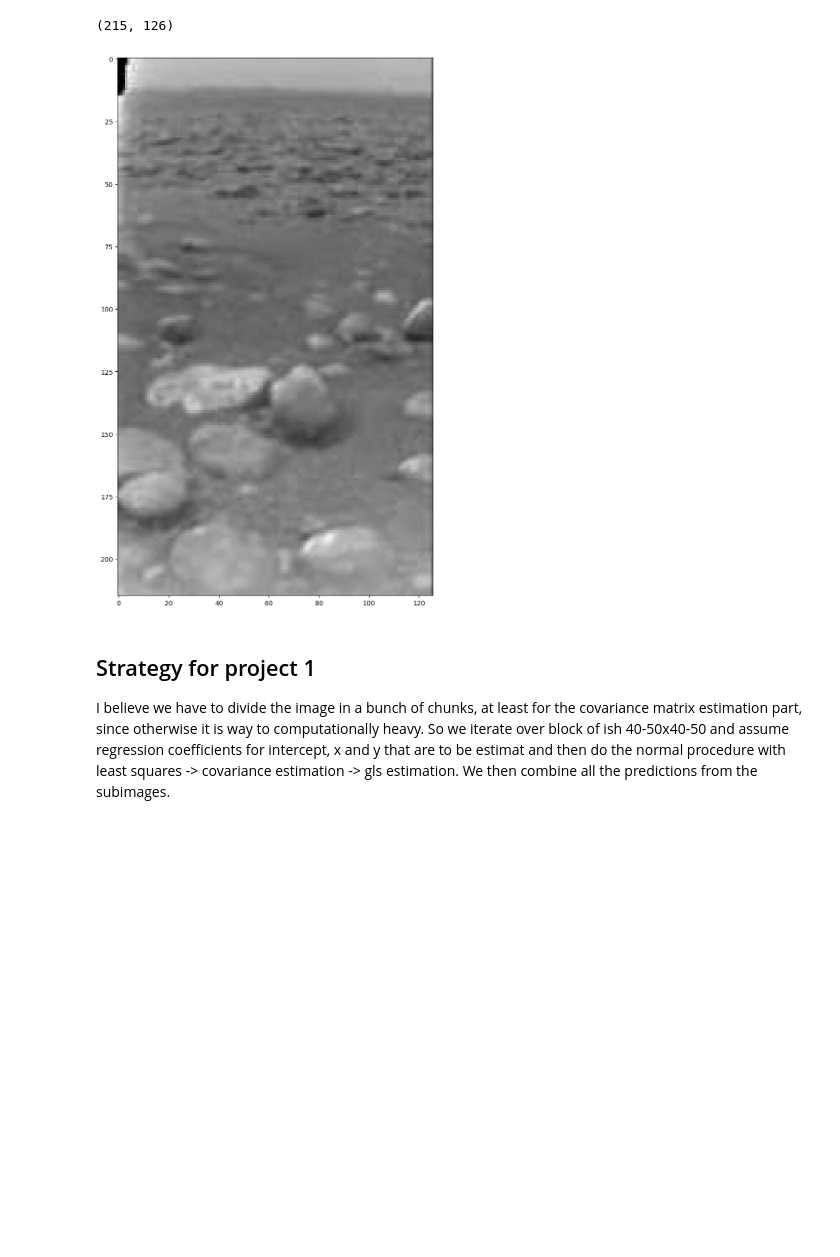
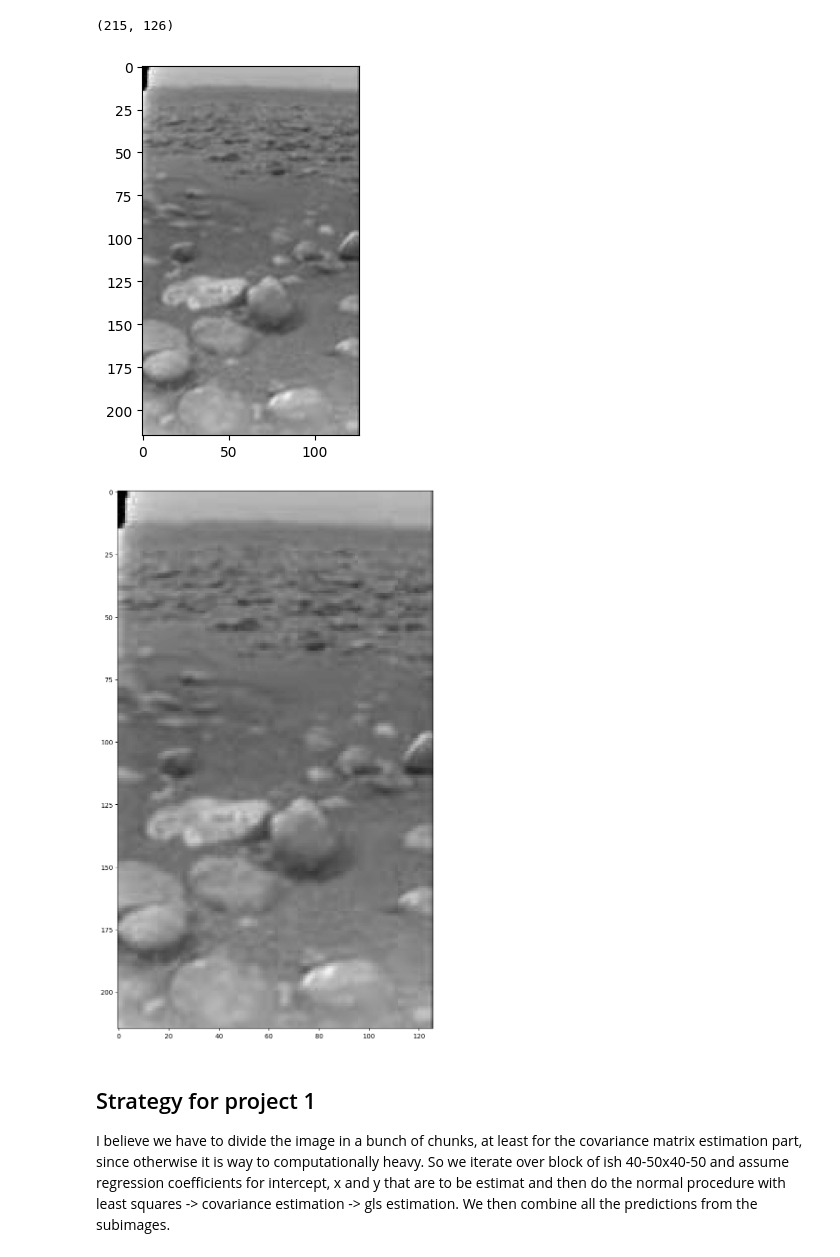
Before and after one commit to spjoliver/TMS016_DOG, a Jupyter notebook: Part 1/titan.ipynb, the cells around one changed output. Saved outputs shown, nothing was run; the diff lists cells and outputs as text; code cells hidden in the pictures; blank space fills up the shorter version.

```diff
--- a/Part 1/titan.ipynb
+++ b/Part 1/titan.ipynb
@@ -10,22 +10,28 @@ from matlab_functions import *
 # %%
 
 
 titan = Image.open("titan.jpg")
 titan_array = np.array(titan).astype(np.double)
 tmax = titan_array.max()
 tmin = titan_array.min()
 titan_array = titan_array / tmax
 print(titan_array.shape)
 
 plt.imshow(titan_array, cmap="gray")
 plt.rcParams['figure.figsize'] = [20, 15]
 plt.rcParams['figure.dpi'] = 100
 plt.show()
 
 titan_1d = titan_array.flatten()
+
+plt.imshow(titan_1d.reshape(215, 126), cmap="gray")
+plt.rcParams['figure.figsize'] = [20, 15]
+plt.rcParams['figure.dpi'] = 100
+plt.show()
 # %% [output]
 (215, 126)
-[figure, old version]
+[figure, new version]
+[figure, added]
 # %% [markdown]
 ## Strategy for project 1
 
```
Also changed, not shown: parts of 25 cells of this notebook, 2 other files.
